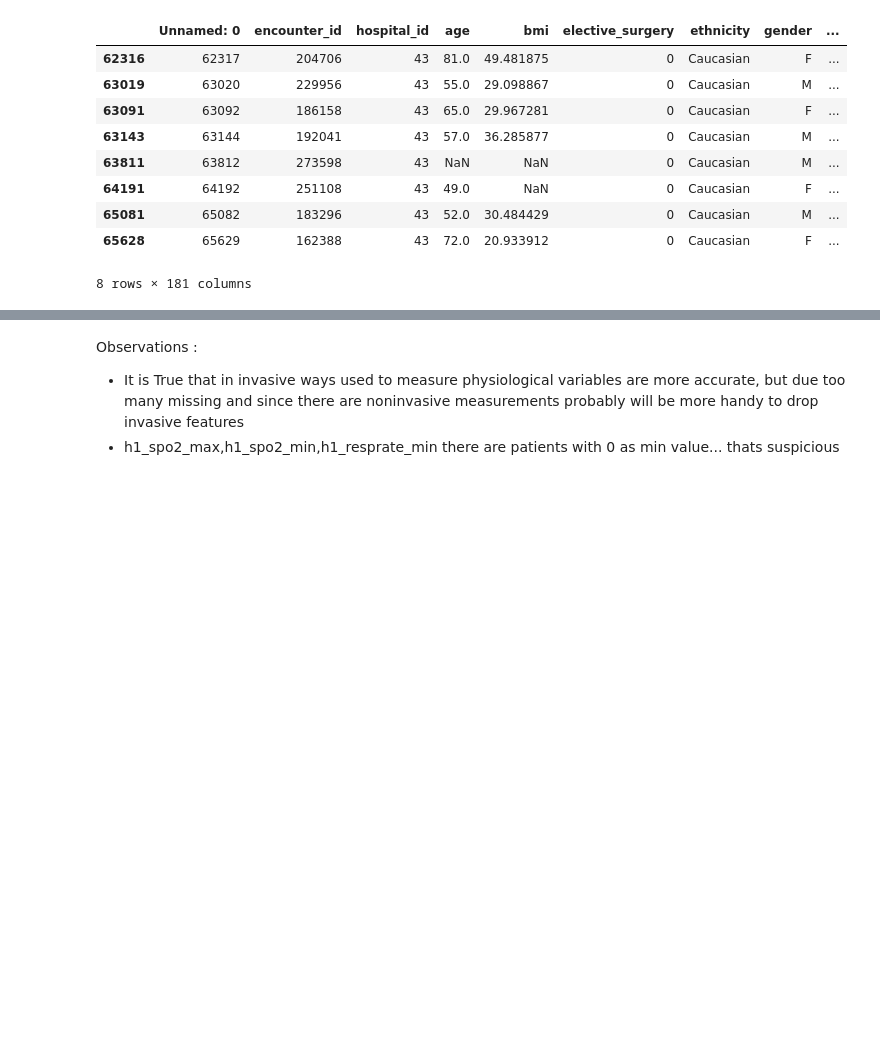
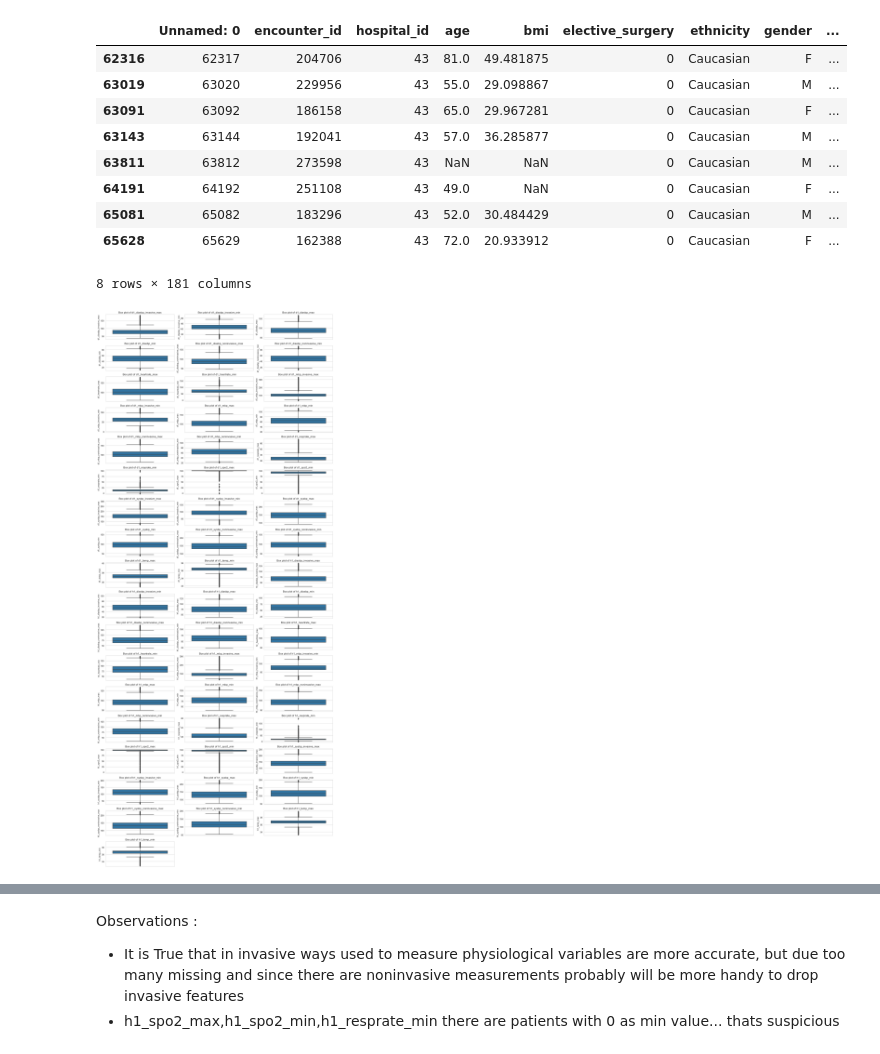
Before and after one commit to Sebasu11/WiDS-2021, a Jupyter notebook: notebooks/01_eda.ipynb, the cells around one changed output, grey strips where cells are left out. Cells and saved outputs as stored; diff of their text form; code cells hidden in the pictures; blank space fills up the shorter version.

```diff
--- a/notebooks/01_eda.ipynb
+++ b/notebooks/01_eda.ipynb
@@ -737,6 +759,17 @@ diabetes[(diabetes["h1_resprate_min"]==0)&\
 | 65081 | 65082 | 183296 | 43 | 52.0 | 30.484429 | 0 | Caucasian | M | ... |
 | 65628 | 65629 | 162388 | 43 | 72.0 | 20.933912 | 0 | Caucasian | F | ... |
 8 rows × 181 columns
+# %%
+plt.figure(figsize=(15,35))
+vars_to_look = vitals_features
+for i, var in enumerate(vars_to_look):
+    plt.subplot(18,3,i+1)
+    plt.xticks(rotation = 90)
+    sns.boxplot(y=var,data=diabetes);
+    plt.title("Box plot of " + var)
+plt.tight_layout()
+# %% [output]
+[figure, added]
 # %%
 %%time
 plt.figure(figsize=(15,35))
```
Also changed, not shown: parts of 19 cells of this notebook, 2 other files.
